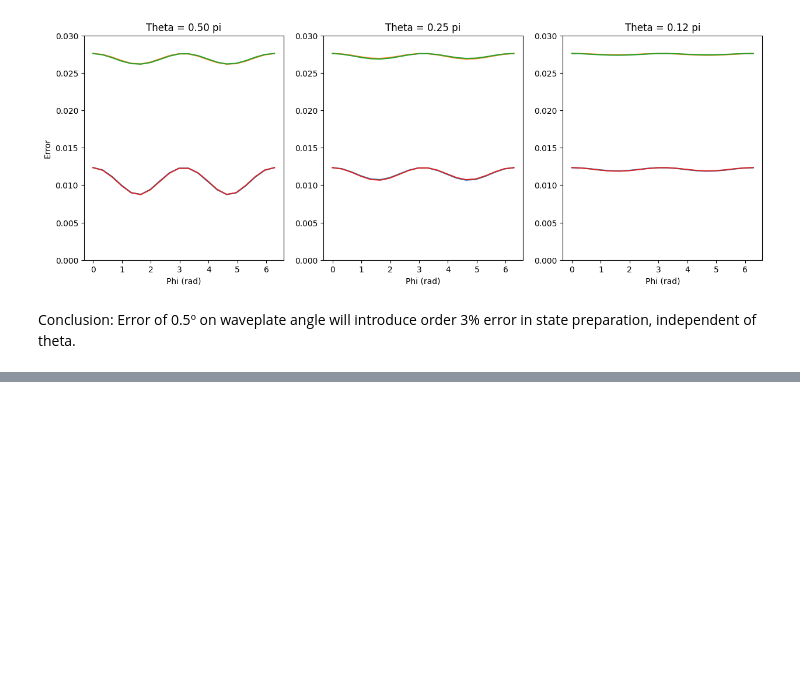
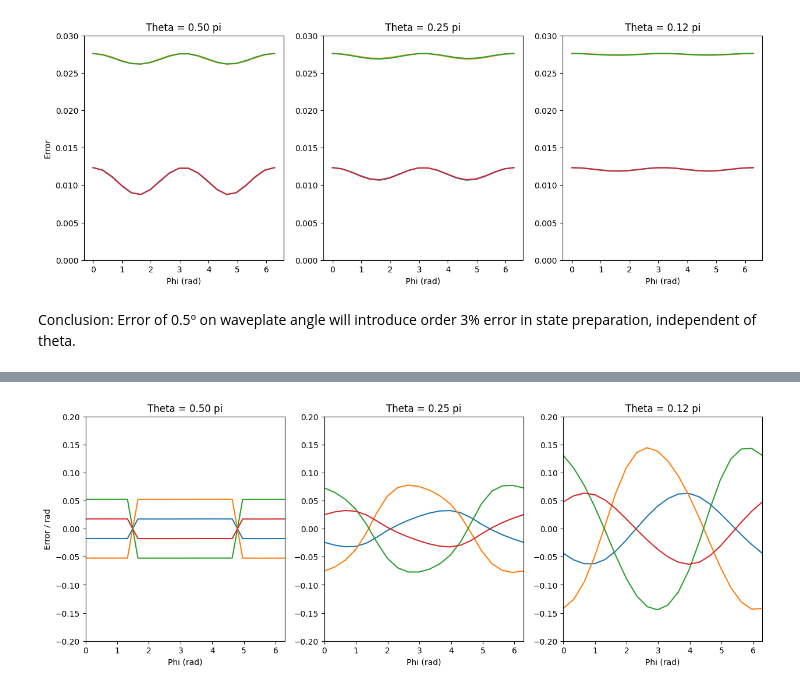
Before and after one commit to josephniblo/multi-parameter-estimation, a Jupyter notebook: state-preparation.ipynb, the cells around one changed output, grey strips where cells are left out. Saved outputs shown, nothing was run; the diff lists cells and outputs as text; code cells hidden in the pictures; blank space fills up the shorter version.

Commit message:
Add phi noise calculation

```diff
--- a/state-preparation.ipynb
+++ b/state-preparation.ipynb
@@ -158,0 +161,8 @@ Conclusion: Error of 0.5º on waveplate angle will introduce order 3% error in s
+# %%
+def get_theta_phi(psi):
+    bloch_vector = [qt.expect(qt.sigmax(), psi), qt.expect(qt.sigmay(), psi), qt.expect(qt.sigmaz(), psi)]
+
+    theta = np.arccos(bloch_vector[2])  # θ = arccos(z)
+    phi = np.arctan2(bloch_vector[1], bloch_vector[0])  # φ = atan2(y, x)
+
+    return theta, phi
@@ -158,0 +180,25 @@ Conclusion: Error of 0.5º on waveplate angle will introduce order 3% error in s
+# %%
+# get the phi error between the noisy final states and the target states
+error = [
+    [
+        [
+            (get_theta_phi(noisy_final_states[i_theta][i_phi][i_noise])[1] - phis[i_phi] + np.pi) % (2 * np.pi) - np.pi
+            for i_noise in range(4)
+        ]
+        for i_phi in range(len(phis))
+    ]
+    for i_theta in range(len(thetas))
+]
+
+fig, ax = plt.subplots(1, len(thetas), figsize=(5 * len(thetas), 5))
+for i in range(len(thetas)):
+    # set axis min/max
+    ax[i].set_ylim([-0.2, 0.2])
+    ax[i].set_xlim([0, 2*np.pi])
+    ax[i].plot(phis, error[i])
+    ax[i].set_title(f"Theta = {thetas[i]/np.pi:.2f} pi")
+    ax[i].set_xlabel("Phi (rad)")
+ax[0].set_ylabel("Error / rad")
+plt.show()
+# %% [output]
+[figure, added]
```
Also changed, not shown: parts of 2 cells of this notebook.
